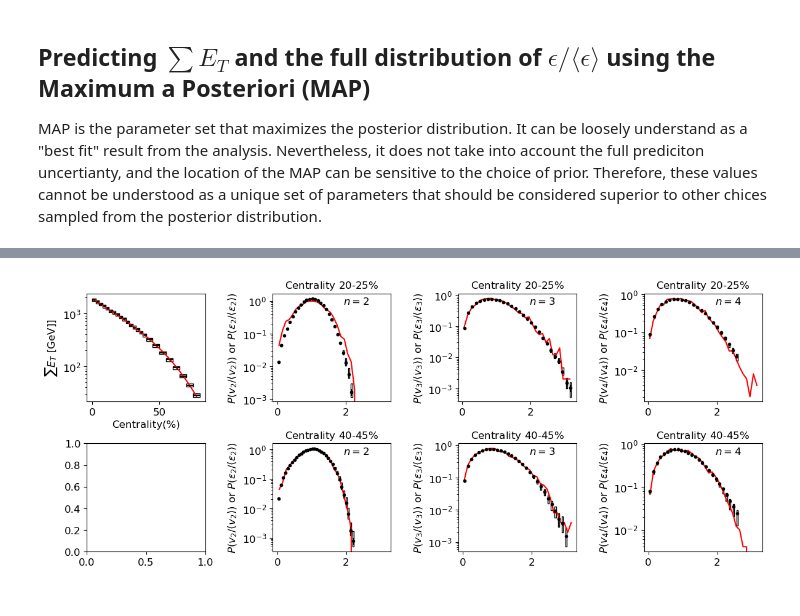
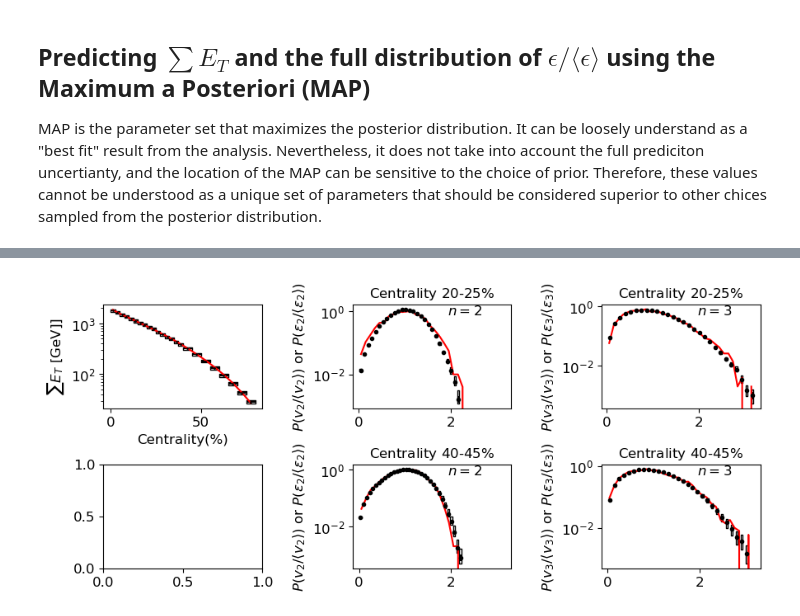
Before and after one commit to keweiyao/JETSCAPE2020-TRENTO-BAYES, a Jupyter notebook: trento-bayes.ipynb, the cells around one changed output, grey strips where cells are left out. Drawn from its saved outputs; the diff is of its cells as text; code cells hidden in the pictures.

```diff
--- a/trento-bayes.ipynb
+++ b/trento-bayes.ipynb
@@ -415,12 +415,13 @@ Consturct $Y_{\textrm{calc}}$
 def organize_model_data():
     model_data = np.array([
         [ *list(obs[it]['ET']['y']),
-            obs[it]['Me2-20-25']['std'], obs[it]['Me3-20-25']['std'], obs[it]['Me4-20-25']['std'],
-            obs[it]['Me2-40-45']['std'],  obs[it]['Me3-40-45']['std'], obs[it]['Me4-40-45']['std'],
-            obs[it]['Me2-20-25']['skew'], obs[it]['Me3-20-25']['skew'], obs[it]['Me4-20-25']['skew'],
-            obs[it]['Me2-40-45']['skew'], obs[it]['Me3-40-45']['skew'], obs[it]['Me4-40-45']['skew']
+            obs[it]['Me2-20-25']['std'], obs[it]['Me3-20-25']['std'],
+            obs[it]['Me2-40-45']['std'],  obs[it]['Me3-40-45']['std'],
+            obs[it]['Me2-20-25']['skew'], obs[it]['Me3-20-25']['skew'],
+            obs[it]['Me2-40-45']['skew'], obs[it]['Me3-40-45']['skew'],
         ]  for it in obs
     ])
+    return model_data
 
 # Or, you can simply use the following function to
 # load the pre-generated observable array
@@ -432,7 +433,7 @@ def load_precalculated_model_data(filename="ModelData/training-data/design-obs.h
             ])
     return model_data
 
-model_data = load_precalculated_model_data()
+model_data = organize_model_data()
 # %% [markdown]
 Take a look at the distribution of the design calculation
 # %%
@@ -714,24 +717,24 @@ plt.tight_layout(True)
 # %%
 ########## Block 22 ##############
 UsePseudoData = False
-PseudoDataIdx = 0
+PseudoDataIdx = 2
 if UsePseudoData:
     Norm = 12.
     yobs = ValidatingData['{:d}'.format(PseudoDataIdx)]
     parameter_truth = list(validation_parameters[PseudoDataIdx])+[Norm]
     yexp = np.array([
                 *list(yobs['ET']['y']*Norm),
-                yobs['Me2-20-25']['std'], yobs['Me3-20-25']['std'], yobs['Me4-20-25']['std'],
-                yobs['Me2-40-45']['std'], yobs['Me3-40-45']['std'], yobs['Me4-40-45']['std'],
-                yobs['Me2-20-25']['skew'], yobs['Me3-20-25']['skew'], yobs['Me4-20-25']['skew'],
-                yobs['Me2-40-45']['skew'], yobs['Me3-40-45']['skew'], yobs['Me4-40-45']['skew']
+                yobs['Me2-20-25']['std'], yobs['Me3-20-25']['std'],
+                yobs['Me2-40-45']['std'], yobs['Me3-40-45']['std'],
+                yobs['Me2-20-25']['skew'], yobs['Me3-20-25']['skew'],
+                yobs['Me2-40-45']['skew'], yobs['Me3-40-45']['skew']
                ])
     ystat = np.array([
                 *list(yobs['ET']['stat']*Norm),
-                yobs['Me2-20-25']['std-err'], yobs['Me3-20-25']['std-err'], yobs['Me4-20-25']['std-err'],
-                yobs['Me2-40-45']['std-err'], yobs['Me3-40-45']['std-err'], yobs['Me4-40-45']['std-err'],
-                yobs['Me2-20-25']['skew-err'], yobs['Me3-20-25']['skew-err'], yobs['Me4-20-25']['skew-err'],
-                yobs['Me2-40-45']['skew-err'], yobs['Me3-40-45']['skew-err'], yobs['Me4-40-45']['skew-err']
+                yobs['Me2-20-25']['std-err'], yobs['Me3-20-25']['std-err'],
+                yobs['Me2-40-45']['std-err'], yobs['Me3-40-45']['std-err'],
+                yobs['Me2-20-25']['skew-err'], yobs['Me3-20-25']['skew-err'],
+                yobs['Me2-40-45']['skew-err'], yobs['Me3-40-45']['skew-err']
                ])
     ysys = np.zeros_like(ystat)
     print("Using pseudo-data")
@@ -746,7 +749,7 @@ else:
     # compute std and skew from the distribution
     for mom in ['std','skew']:
         for (cenL, cenH) in [(20,25),(40,45)]:
-            for n in [2,3,4]:
+            for n in [2,3]:
                 x, y, stat, sp, sm = np.loadtxt("ExpData/ATLAS-Pv{}-{}-{}.dat".format(n,cenL,cenH),
                                             usecols=[0,1,2,4,5]).T
 
@@ -949,7 +952,7 @@ Generating point  0  p=0.261, w=0.789, sigma=1.612, v=0.984
 MapObs = LoadAndComputeObs("ModelData/trento-data/MAP_raw.h5")
 # %%
 ########## Block 31 ##############
-fig, axes = plt.subplots(nrows=2, ncols=4, figsize=(12,5))
+fig, axes = plt.subplots(nrows=2, ncols=3, figsize=(9,4))
 
 x, xl, xh, ET, ETstat, ETsys = np.loadtxt("ExpData/ALICE-ET.dat",usecols=[0,1,2,3,4,6]).T
 axes[0,0].errorbar(x, ET, xerr=(xh-xl)/2., yerr=ETstat,label='ALICE',fmt='k.',markersize=2)
@@ -958,32 +961,32 @@ for (ixl, ixh, iy, iss) in zip(xl, xh, ET, ETsys):
                     [iy+iss,iy+iss],facecolor='none',
                     edgecolor='k')
 axes[0,0].set_xlabel("Centrality(%)")
 axes[0,0].set_ylabel(r"$\sum E_T$ [GeV]]")
 axes[0,0].plot(MapObs['0']['ET']['x'],
              MapObs['0']['ET']['y']*MAP[-1],
              color='r')
 axes[0,0].set_xlabel("Centrality(%)")
 axes[0,0].semilogy()
 
 for (cenL, cenH), row in zip([(20,25),(40,45)], axes):
-    for ax, n in zip(row[1:], [2,3,4]):
+    for ax, n in zip(row[1:], [2,3]):
         x, y, stat, sp, sm = np.loadtxt("ExpData/ATLAS-Pv{}-{}-{}.dat".format(n,cenL,cenH),
                                             usecols=[0,1,2,4,5]).T
         f = interp1d(x, y, kind='linear')
         X = np.linspace(x.min(),x.max(),100)
         xmean = (f(X)*X).sum()/f(X).sum()
         ax.errorbar(x/xmean, y*xmean, yerr=stat*xmean, label='ATLAS, n={:d}, {:d}-{:d}%'.format(n,cenL,cenH), fmt='k.')
         for ix, iy, ip, im in zip(x/xmean, y*xmean, sp*xmean, sm*xmean):
             ax.fill_between([ix-.02, ix+.02], [iy+im, iy+im], [iy+ip, iy+ip], edgecolor='k', facecolor='none')
         ax.set_title(r"Centrality ${:d}$-${:d}$%".format(cenL, cenH))
         ax.plot(MapObs['0']['Pe{}-{}-{}'.format(n,cenL,cenH)]['x'],
                 MapObs['0']['Pe{}-{}-{}'.format(n,cenL,cenH)]['y'],
                 color='r'
                )
         ax.annotate(r"$n={:d}$".format(n), xy=(.6, .9),  xycoords="axes fraction")
         ax.semilogy()
         ax.set_ylabel(r"$P(v_{}/\langle v_{} \rangle)$ or $P(\epsilon_{}/\langle \epsilon_{} \rangle)$".format(n,n,n,n))
 
 plt.tight_layout(True)
 # %% [output]
-[figure, old version]
+[figure, new version]
```
Also changed, not shown: parts of 13 cells of this notebook.
